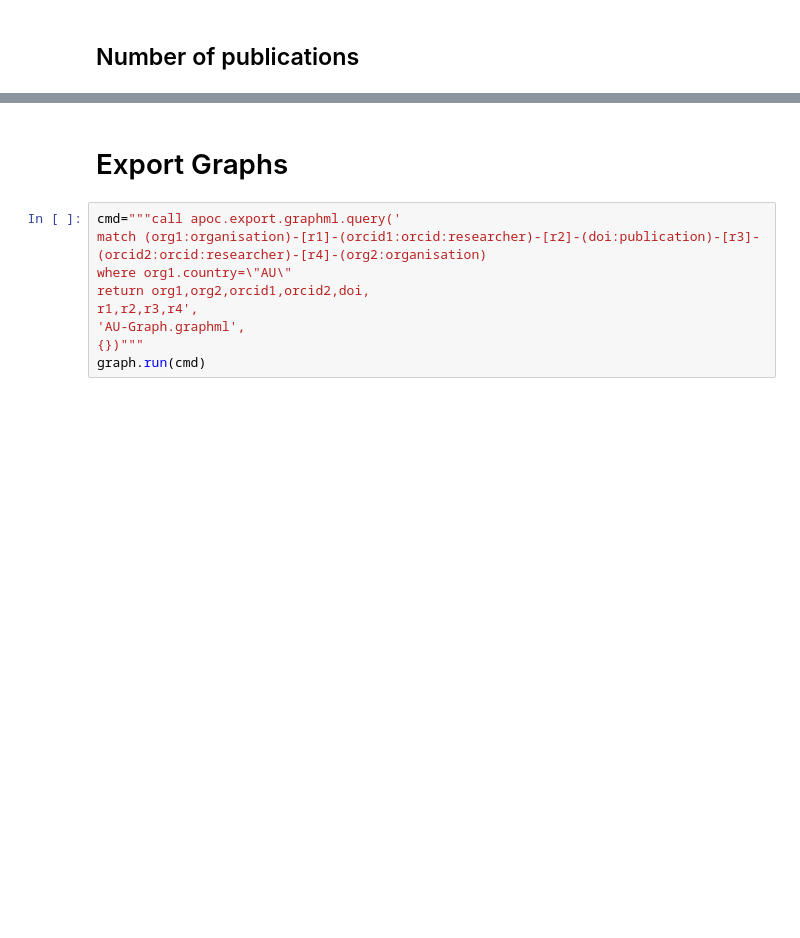
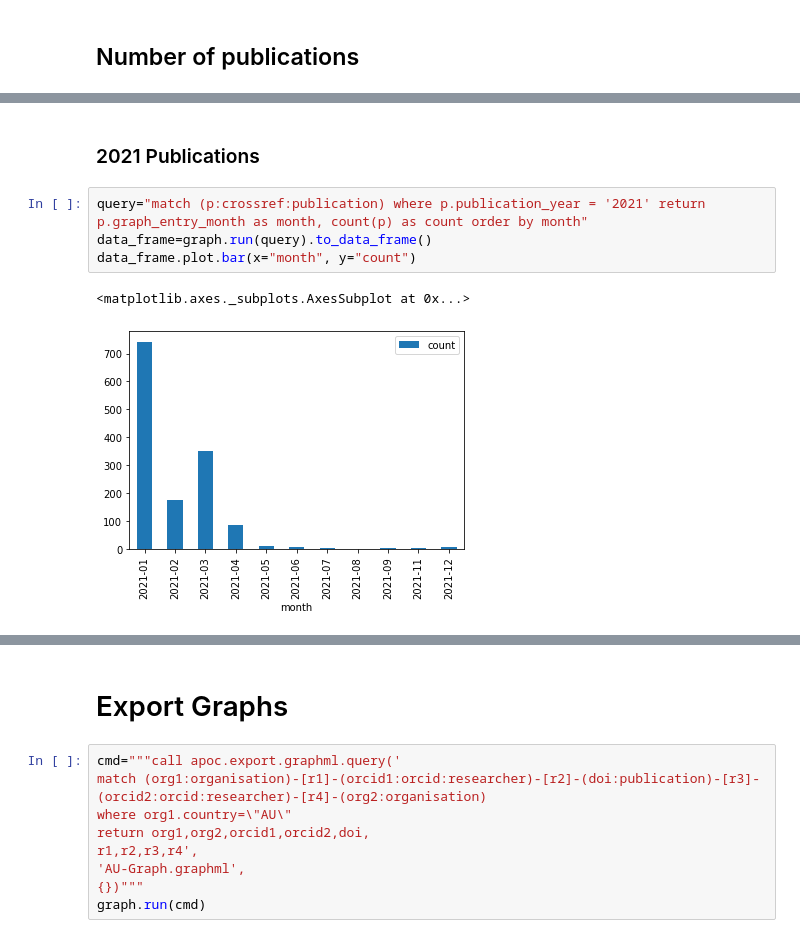
Before and after one commit to researchgraph/orcid-webinar-2021-demo, a Jupyter notebook: neo4j-to-gephi.ipynb, the cells around one changed output, grey strips where cells are left out. Cells and saved outputs as stored; diff of their text form; blank space fills up the shorter version.

```diff
--- a/neo4j-to-gephi.ipynb
+++ b/neo4j-to-gephi.ipynb
@@ -77,0 +78,9 @@ data_frame.plot.bar(x="month", y="count")
+# %% [markdown]
+### 2021 Publications
+# %%
+query="match (p:crossref:publication) where p.publication_year = '2021' return p.graph_entry_month as month, count(p) as count order by month"
+data_frame=graph.run(query).to_data_frame()
+data_frame.plot.bar(x="month", y="count")
+# %% [output]
+<matplotlib.axes._subplots.AxesSubplot at 0x...>
+[figure, added]
```
Also changed, not shown: parts of 15 cells of this notebook.
